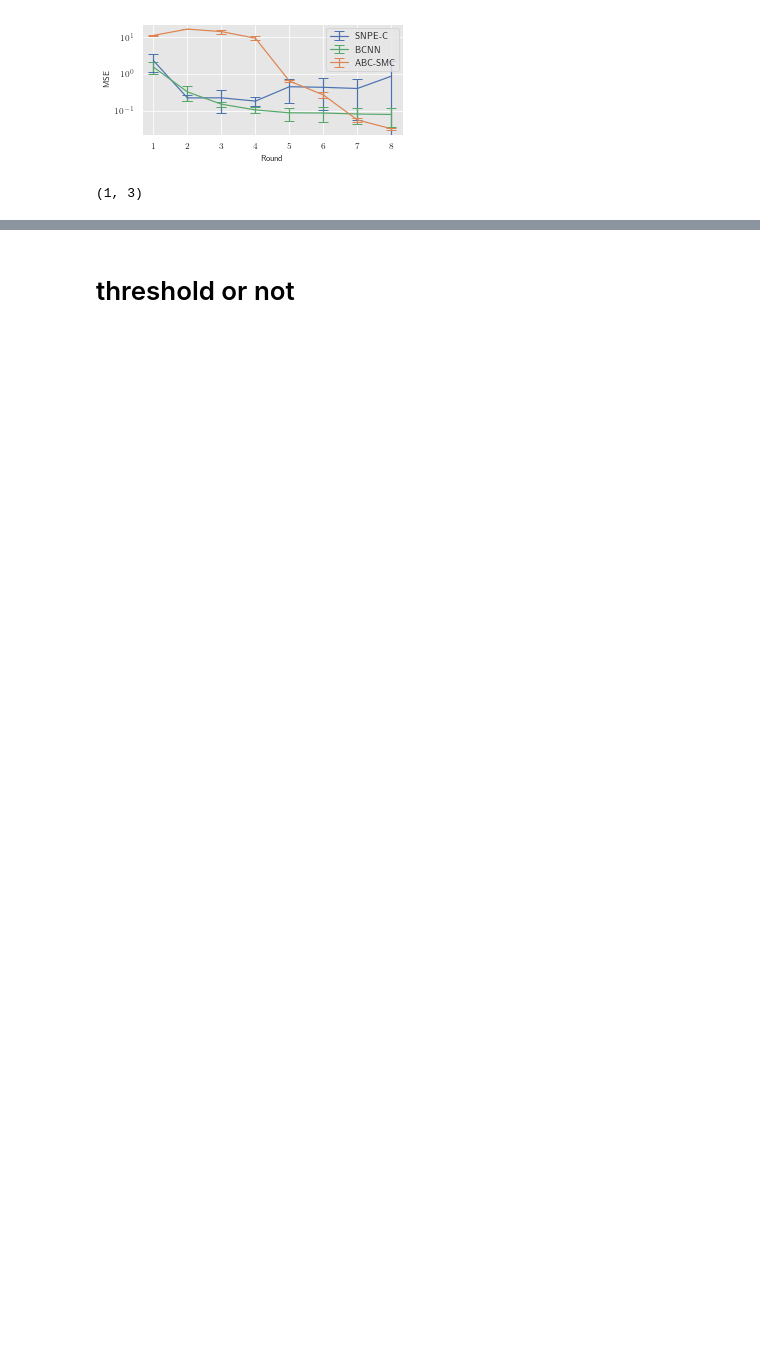
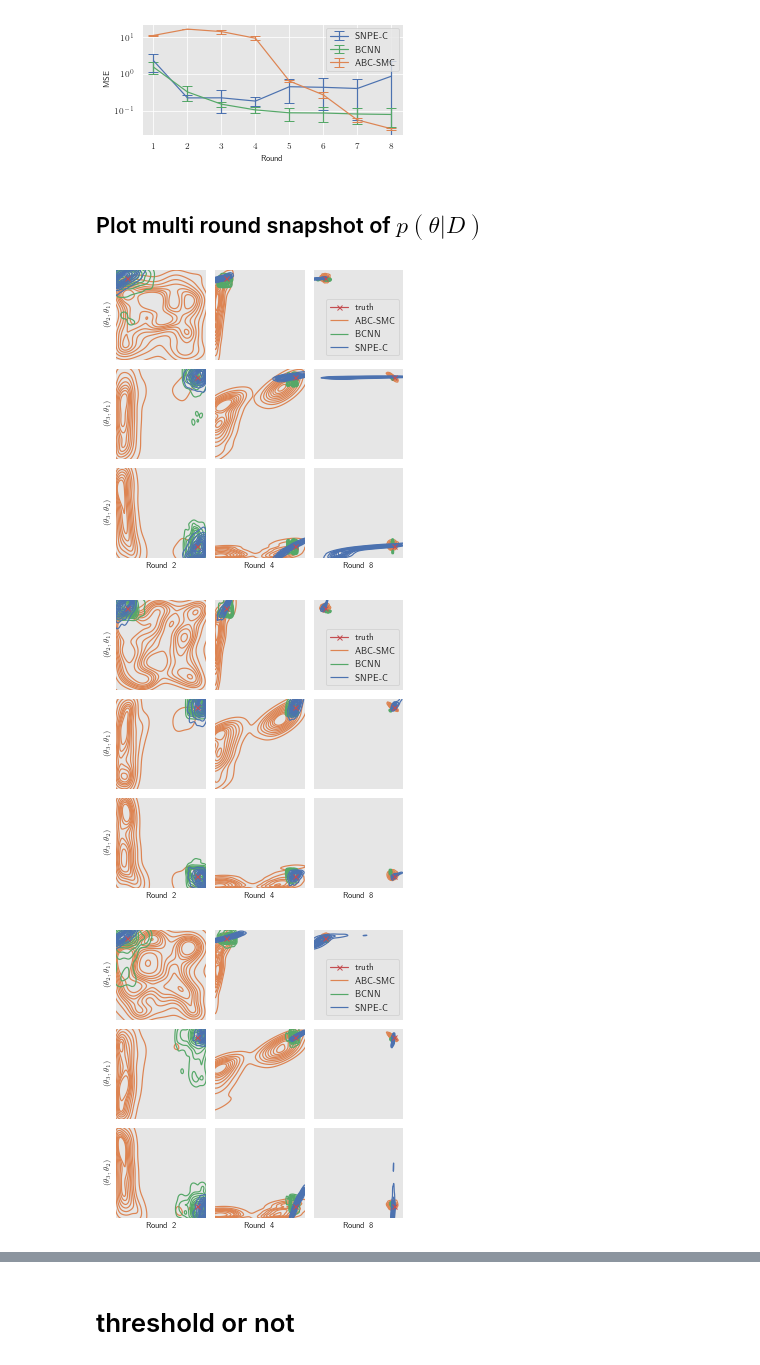
Before and after one commit to Wrede/BNN-LFI, a Jupyter notebook: LV/plotting.ipynb, the cells around one changed output, grey strips where cells are left out. Drawn from its saved outputs; the diff is of its cells as text; code cells hidden in the pictures; blank space fills up the shorter version.

```diff
--- a/LV/plotting.ipynb
+++ b/LV/plotting.ipynb
@@ -110,10 +100,8 @@ plt.yscale('log')
 #plt.savefig('lv_mse.pdf',dpi=350, bbox_inches = 'tight', pad_inches = 0)
 # %% [output]
 [figure]
-# %%
-theta_true.shape
-# %% [output]
-(1, 3)
+# %% [markdown]
+## Plot multi round snapshot of $p(\theta | D)$
 # %%
 
 def posterior_snaps(run_idx=0, save=True):
@@ -221,4 +209,8 @@ def posterior_snaps(run_idx=0, save=True):
         plt.savefig(f'lv_dens_{run_idx}.pdf',dpi=350, bbox_inches = 'tight', pad_inches = 0)
 # %%
 for i in range(bcnn_post.shape[0]):
-    posterior_snaps(run_idx=i,save=True)
+    posterior_snaps(run_idx=i,save=False)
+# %% [output]
+[figure, added]
+[figure, added]
+[figure, added]
```
Also changed, not shown: parts of 22 cells of this notebook, 2 other files.
